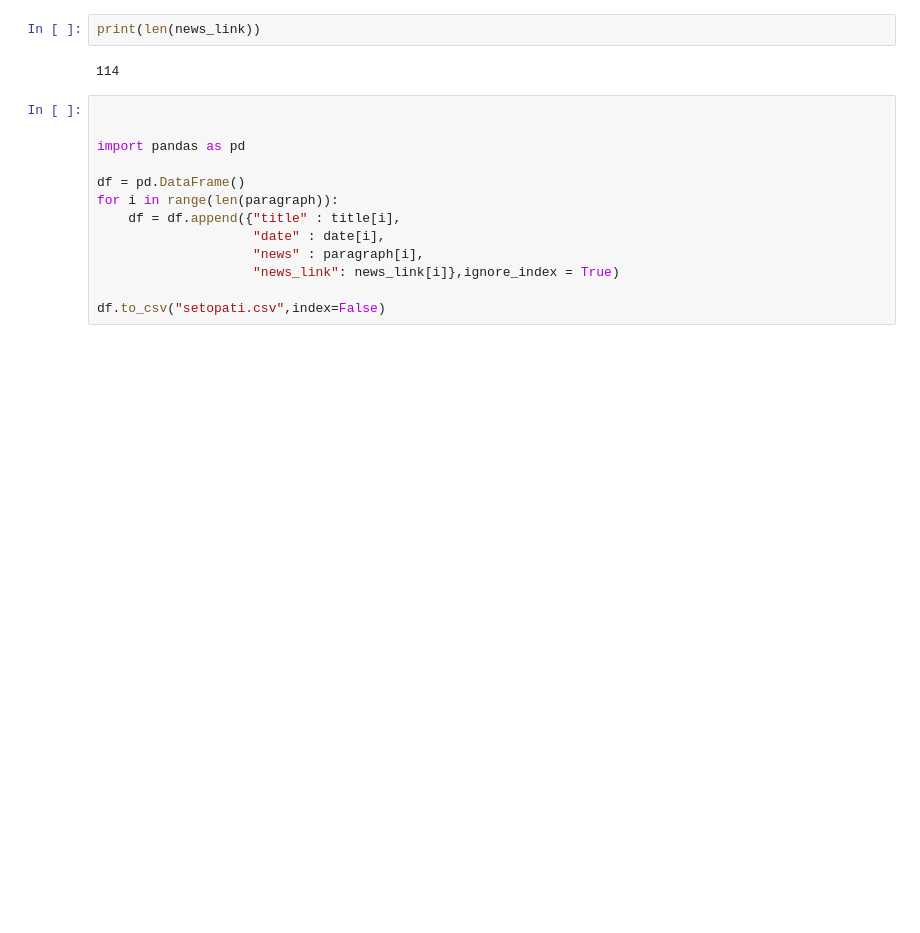
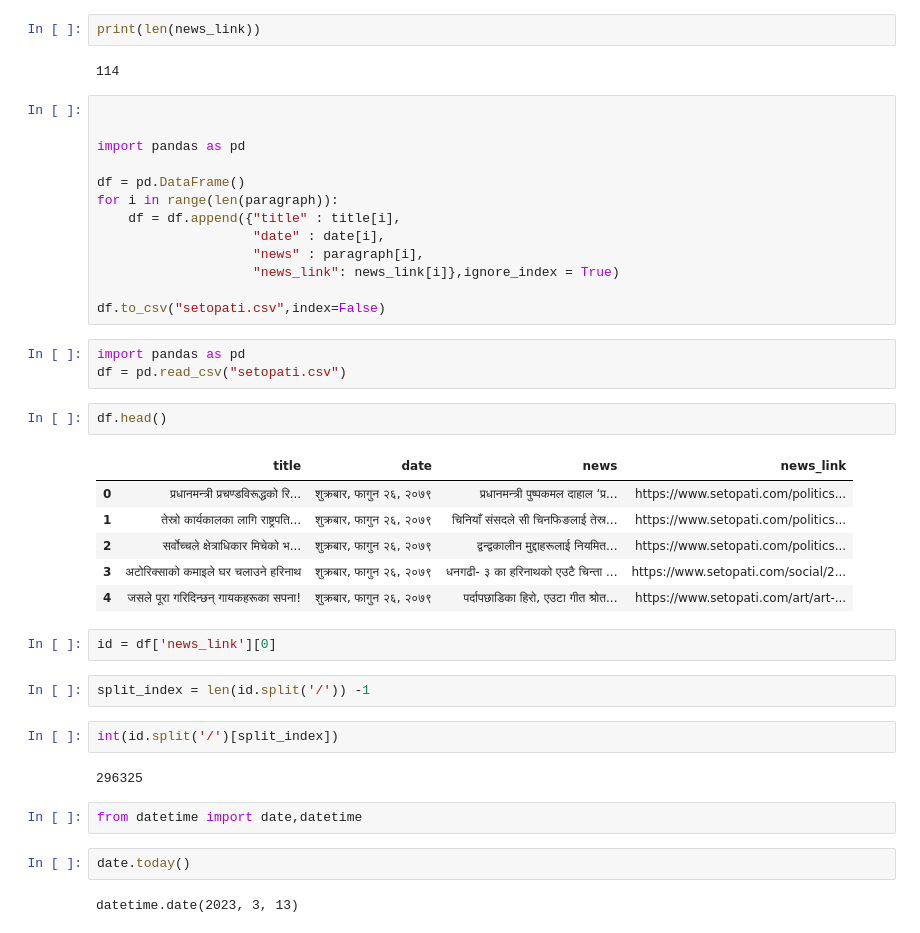
Before and after one commit to MrFluffy-ftW/newsclassify, a Jupyter notebook: backend/training/scraping/setopati.ipynb, the cells around one changed output. Drawn from its saved outputs; the diff is of its cells as text; blank space fills up the shorter version.

```diff
--- a/backend/training/scraping/setopati.ipynb
+++ b/backend/training/scraping/setopati.ipynb
@@ -100,3 +100,29 @@ for i in range(len(paragraph)):
                     "news_link": news_link[i]},ignore_index = True)
 
 df.to_csv("setopati.csv",index=False)
+# %%
+import pandas as pd
+df = pd.read_csv("setopati.csv")
+# %%
+df.head()
+# %% [output]
+|  | title | date | news | news_link |
+| 0 | प्रधानमन्त्री प्रचण्डविरूद्धको रि... | शुक्रबार, फागुन २६, २०७९ | प्रधानमन्त्री पुष्पकमल दाहाल ‘प्र... | https://www.setopati.com/politics... |
+| 1 | तेस्रो कार्यकालका लागि राष्ट्रपति... | शुक्रबार, फागुन २६, २०७९ | चिनियाँ संसदले सी चिनफिङलाई तेस्र... | https://www.setopati.com/politics... |
+| 2 | सर्वोच्चले क्षेत्राधिकार मिचेको भ... | शुक्रबार, फागुन २६, २०७९ | द्वन्द्वकालीन मुद्दाहरूलाई नियमित... | https://www.setopati.com/politics... |
+| 3 | अटोरिक्साको कमाइले घर चलाउने हरिनाथ | शुक्रबार, फागुन २६, २०७९ | धनगढी- ३ का हरिनाथको एउटै चिन्ता ... | https://www.setopati.com/social/2... |
+| 4 | जसले पूरा गरिदिन्छन् गायकहरूका सपना! | शुक्रबार, फागुन २६, २०७९ | पर्दापछाडिका हिरो, एउटा गीत श्रोत... | https://www.setopati.com/art/art-... |
+# %%
+id = df['news_link'][0]
+# %%
+split_index = len(id.split('/')) -1
+# %%
+int(id.split('/')[split_index])
+# %% [output]
+296325
+# %%
+from datetime import date,datetime
+# %%
+date.today()
+# %% [output]
+datetime.date(2023, 3, 13)
```
Also changed, not shown: parts of 3 cells of this notebook, 11 other files.
